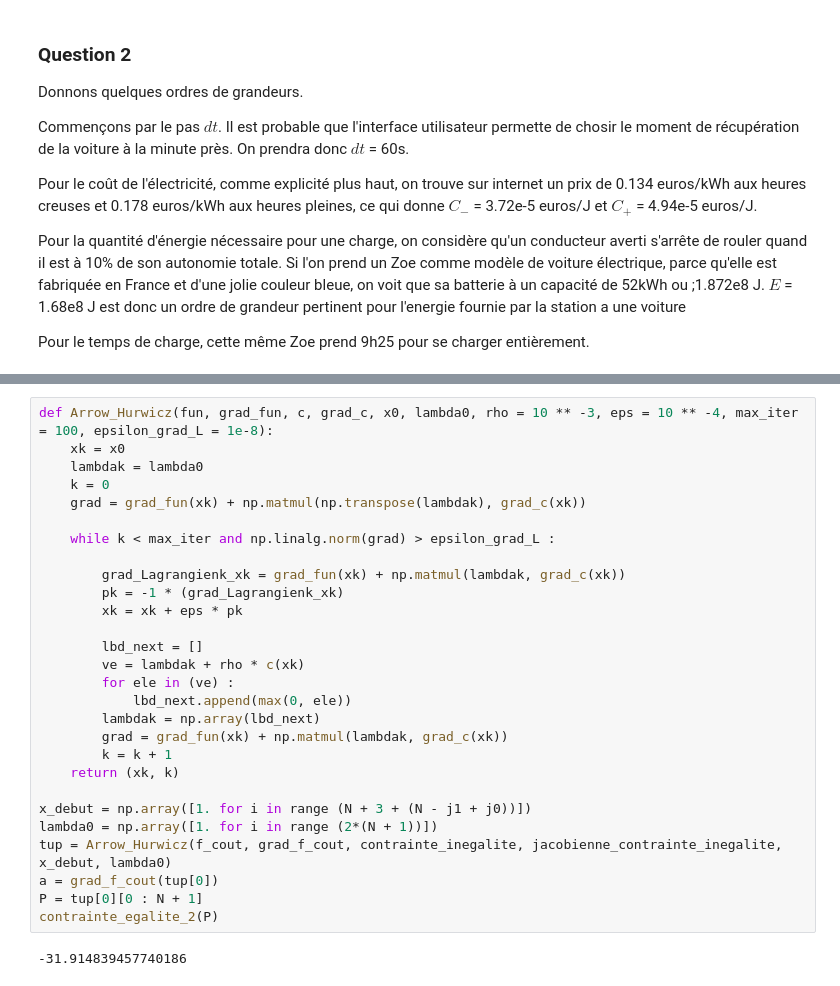
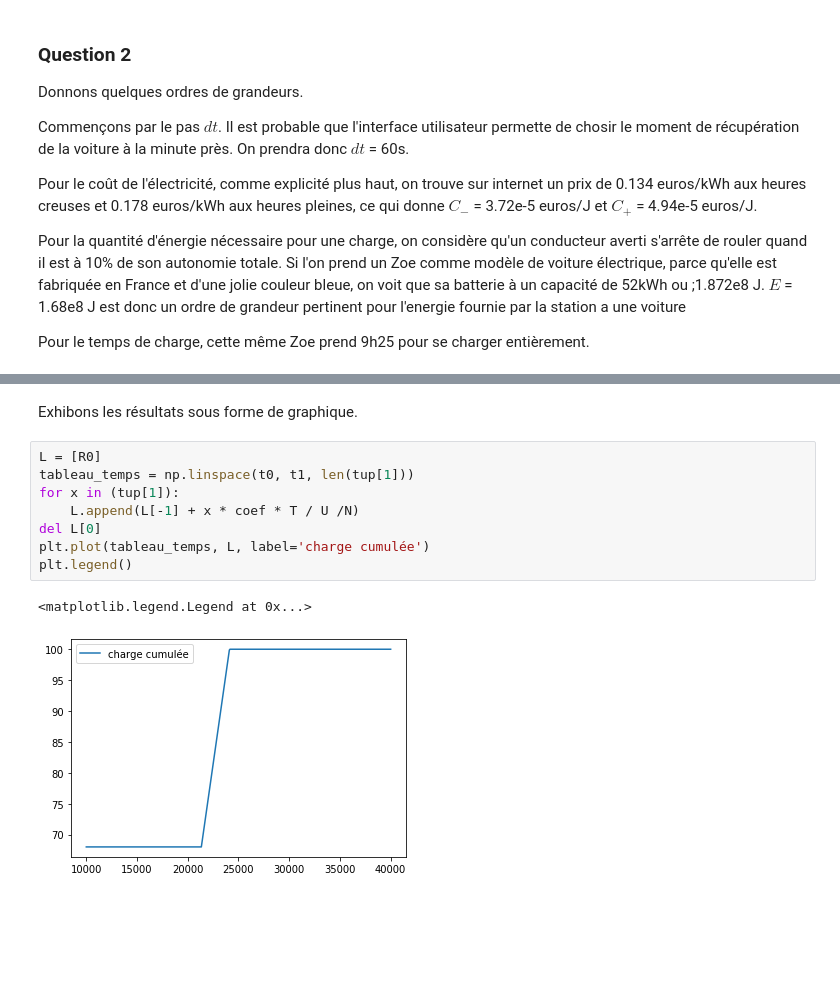
Before and after one commit to BaguetteSauvage/Optimisation, a Jupyter notebook: Untitled2.ipynb, the cells around one changed output, grey strips where cells are left out. Drawn from its saved outputs; the diff is of its cells as text; blank space fills up the shorter version.

```diff
--- a/Untitled2.ipynb
+++ b/Untitled2.ipynb
@@ -440,30 +368,13 @@ def jacobienne_contrainte_inegalite(x):
-# %%
-def Arrow_Hurwicz(fun, grad_fun, c, grad_c, x0, lambda0, rho = 10 ** -3, eps = 10 ** -4, max_iter = 100, epsilon_grad_L = 1e-8):
-    xk = x0
-    lambdak = lambda0
-    k = 0
-    grad = grad_fun(xk) + np.matmul(np.transpose(lambdak), grad_c(xk))
-
-    while k < max_iter and np.linalg.norm(grad) > epsilon_grad_L :
-
-        grad_Lagrangienk_xk = grad_fun(xk) + np.matmul(lambdak, grad_c(xk))
-        pk = -1 * (grad_Lagrangienk_xk)
-        xk = xk + eps * pk
-
-        lbd_next = []
-        ve = lambdak + rho * c(xk)
-        for ele in (ve) :
-            lbd_next.append(max(0, ele))
-        lambdak = np.array(lbd_next)
-        grad = grad_fun(xk) + np.matmul(lambdak, grad_c(xk))
-        k = k + 1
-    return (xk, k)
-
-x_debut = np.array([1. for i in range (N + 3 + (N - j1 + j0))])
-lambda0 = np.array([1. for i in range (2*(N + 1))])
-tup = Arrow_Hurwicz(f_cout, grad_f_cout, contrainte_inegalite, jacobienne_contrainte_inegalite, x_debut, lambda0)
-a = grad_f_cout(tup[0])
-P = tup[0][0 : N + 1]
-contrainte_egalite_2(P)
-# %% [output]
--31.914839457740186
+# %% [markdown]
+Exhibons les résultats sous forme de graphique.
+# %%
+L = [R0]
+tableau_temps = np.linspace(t0, t1, len(tup[1]))
+for x in (tup[1]):
+    L.append(L[-1] + x * coef * T / U /N)
+del L[0]
+plt.plot(tableau_temps, L, label='charge cumulée')
+plt.legend()
+# %% [output]
+<matplotlib.legend.Legend at 0x...>
+[figure, added]
```
Also changed, not shown: parts of 11 cells of this notebook.
